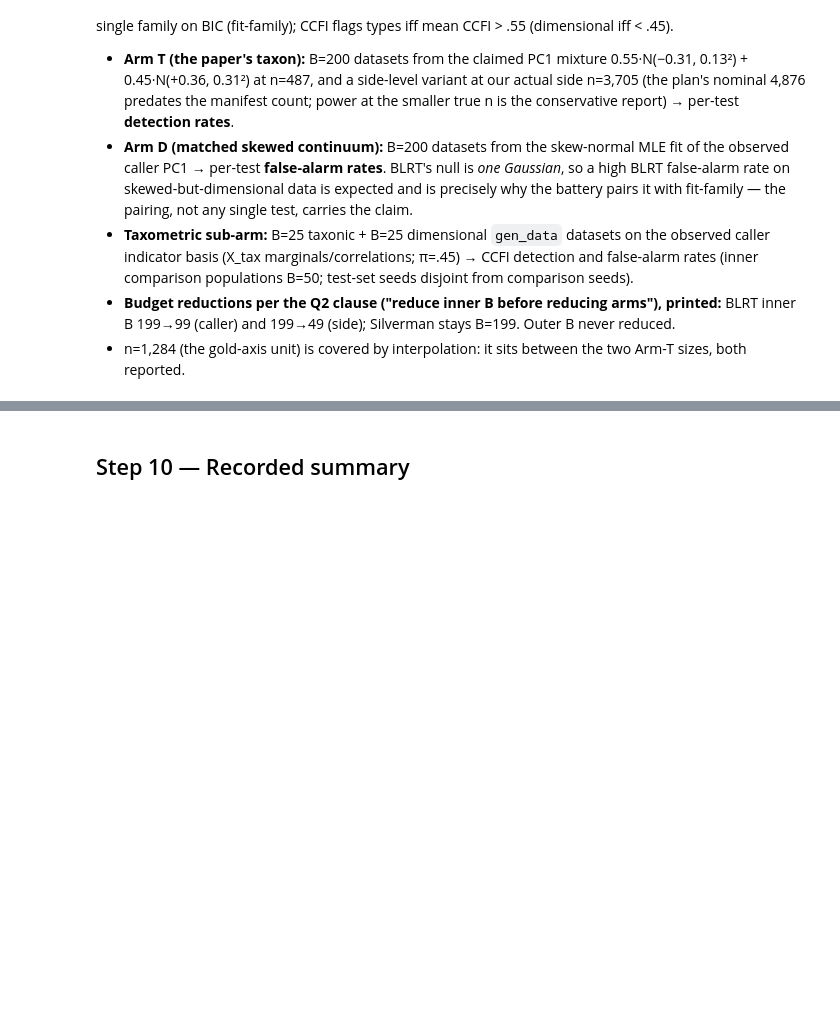
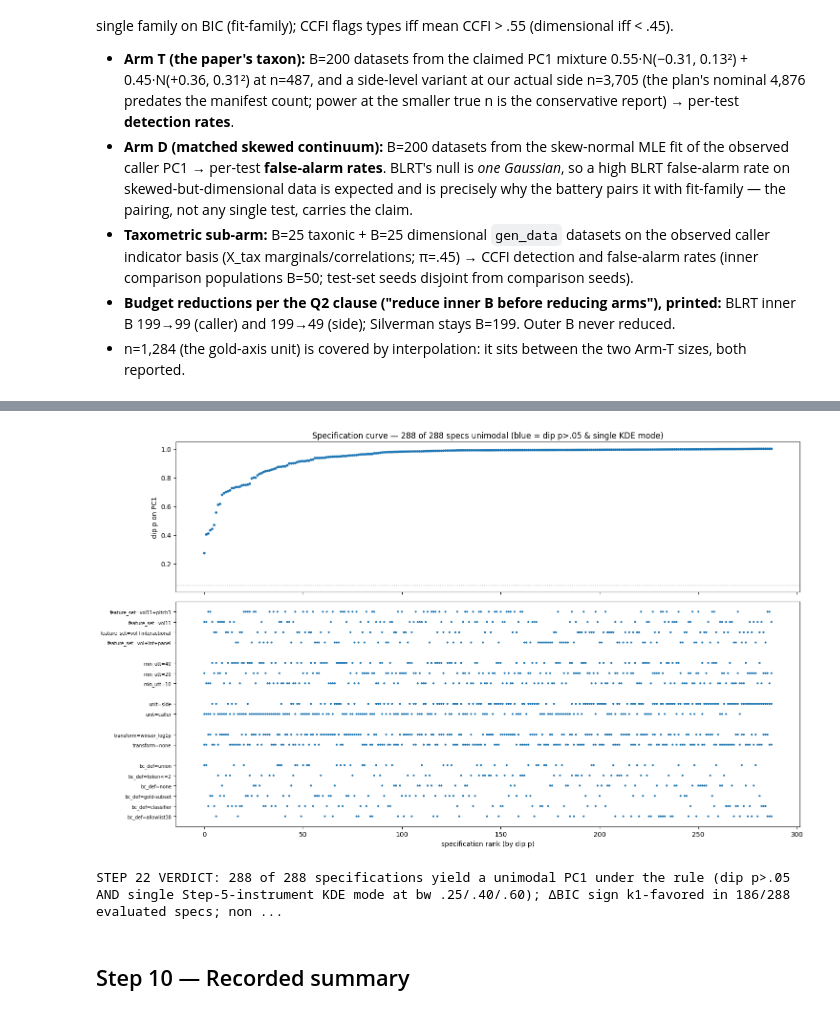
Before and after one commit to dainbrownlow08/swb_infra, a Jupyter notebook: analysis/07_final.ipynb, the cells around one changed output, grey strips where cells are left out. Cells and saved outputs as stored; diff of their text form; code cells hidden in the pictures; blank space fills up the shorter version.

```diff
--- a/analysis/07_final.ipynb
+++ b/analysis/07_final.ipynb
@@ -2220,3 +2347,57 @@ STEP 21 VERDICT: at n=487 the battery detects the paper's claimed two-style stru
+# %%
+# --- 22b: the specification-curve figure + enumeration/diagnosis of non-unimodal specs ----
+_S = SPECS.dropna(subset=["dip_p"]).sort_values("dip_p").reset_index(drop=True)
+_PARAMS = ["bc_def", "transform", "unit", "min_utt", "feature_set"]
+_fig, (_axT, _axB) = plt.subplots(2, 1, figsize=(15, 9), sharex=True,
+                                  gridspec_kw={"height_ratios": [2, 3]})
+_cols = np.where(_S["unimodal"], "tab:blue", "tab:red")
+_axT.scatter(range(len(_S)), _S["dip_p"], s=8, c=_cols)
+_axT.axhline(0.05, color="gray", ls=":", lw=1)
+_axT.set_ylabel("dip p on PC1"); _axT.set_title(
+    f"Specification curve — {int(SPECS['unimodal'].sum())} of {len(SPECS)} specs unimodal "
+    f"(blue = dip p>.05 & single KDE mode)")
+_yt, _yl = [], []
+_y = 0
+for _prm in _PARAMS:
+    for _val in sorted(_S[_prm].unique(), key=str):
+        _m = (_S[_prm] == _val).values
+        _axB.scatter(np.where(_m)[0], np.full(_m.sum(), _y), s=4,
+                     c=np.array(_cols)[_m])
+        _yt.append(_y); _yl.append(f"{_prm}={_val}")
+        _y += 1
+    _y += 1
+_axB.set_yticks(_yt); _axB.set_yticklabels(_yl, fontsize=7)
+_axB.set_xlabel("specification rank (by dip p)")
+plt.tight_layout(); plt.show()
+
+_bad = SPECS[(~SPECS["unimodal"]) & (SPECS["note"] == "")]
+if len(_bad):
+    print(f"non-unimodal specs ({len(_bad)}): shared-parameter composition vs the grid —")
+    for _prm in _PARAMS:
+        _shr = _bad[_prm].value_counts(normalize=True)
+        _base = SPECS[SPECS.note == ""][_prm].value_counts(normalize=True)
+        _enr = ((_shr / _base).sort_values(ascending=False)).round(2)
+        print(f"  {_prm}: " + ", ".join(f"{v} x{_enr[v]}" for v in _enr.index[:3]))
+    print("\nfull enumeration:")
+    print(_bad[_PARAMS + ["n", "dip_p", "max_modes", "max_modes_raw", "dbic_sign", "skew"]]
+          .sort_values("dip_p").to_string(index=False))
+_skip = SPECS[SPECS.note != ""]
+if len(_skip):
+    print(f"\nspecs skipped for too few units: {len(_skip)} (all gold-subset/min_utt-40 shrinkage)"
+          if (_skip.bc_def == "gold-subset").all() else f"\nspecs skipped: {len(_skip)}")
+
+BATTERY.append(dict(axis="multiverse", level="grid", n=len(SPECS), test="spec-curve",
+                    stat=float(SPECS["unimodal"].mean()), p=float("nan"), B=None,
+                    verdict=f"{int(SPECS['unimodal'].sum())}/{len(SPECS)} specs unimodal",
+                    sec=0.0))
+print(f"\nSTEP 22 VERDICT: {int(SPECS['unimodal'].sum())} of {len(SPECS)} specifications "
+      f"yield a unimodal PC1 under the rule (dip p>.05 AND single Step-5-instrument KDE mode at "
+      f"bw .25/.40/.60); ΔBIC sign k1-favored in "
+      f"{int((SPECS['dbic_sign'] == 'k1').sum())}/{int((SPECS['dbic_sign'] != 'n/a').sum())} "
+      f"evaluated specs; non-unimodal specs enumerated and diagnosed above.")
+# %% [output]
+[figure, added]
+STEP 22 VERDICT: 288 of 288 specifications yield a unimodal PC1 under the rule (dip p>.05 AND single Step-5-instrument KDE mode at bw .25/.40/.60); ΔBIC sign k1-favored in 186/288 evaluated specs; non ...
 # %% [markdown]
 ## Step 10 — Recorded summary
 # %%
```
Also changed, not shown: parts of 10 cells of this notebook, 1 other file.
